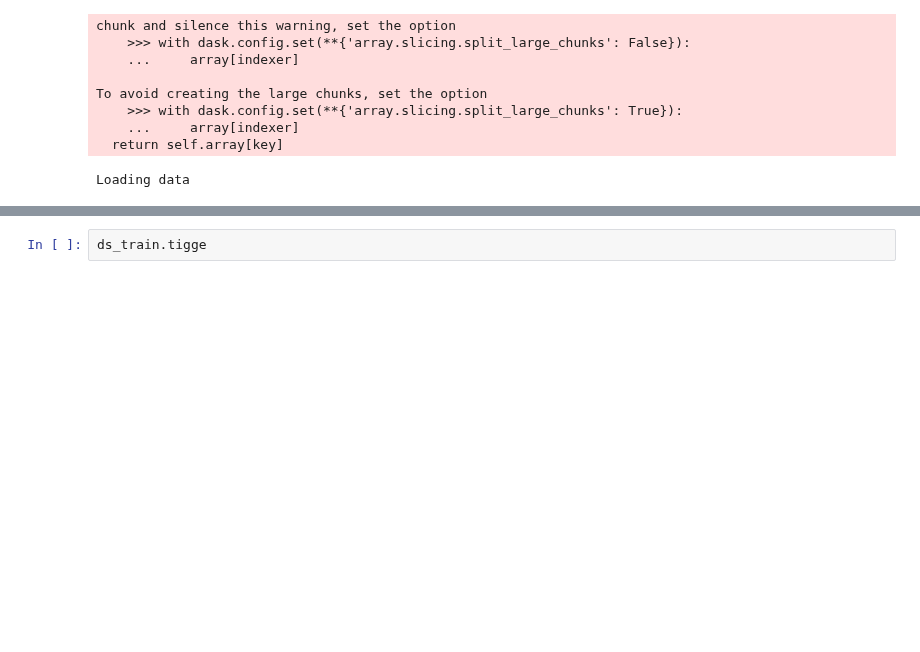
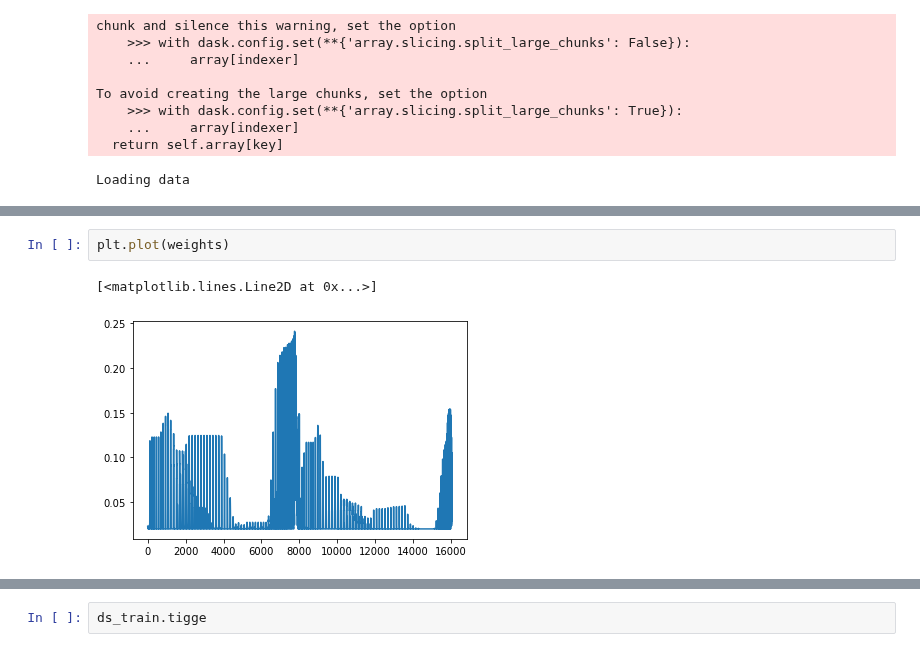
Before and after one commit to raspstephan/nwp-downscale, a Jupyter notebook: notebooks/stephan_notebooks/20-Small-Stride.ipynb, the cells around one changed output, grey strips where cells are left out. Drawn from its saved outputs; the diff is of its cells as text; blank space fills up the shorter version.

```diff
--- a/notebooks/stephan_notebooks/20-Small-Stride.ipynb
+++ b/notebooks/stephan_notebooks/20-Small-Stride.ipynb
@@ -34,0 +159,5 @@ Loading data
+# %%
+plt.plot(weights)
+# %% [output]
+[<matplotlib.lines.Line2D at 0x...>]
+[figure, added]
```
Also changed, not shown: parts of 26 cells of this notebook, 1 other file.
